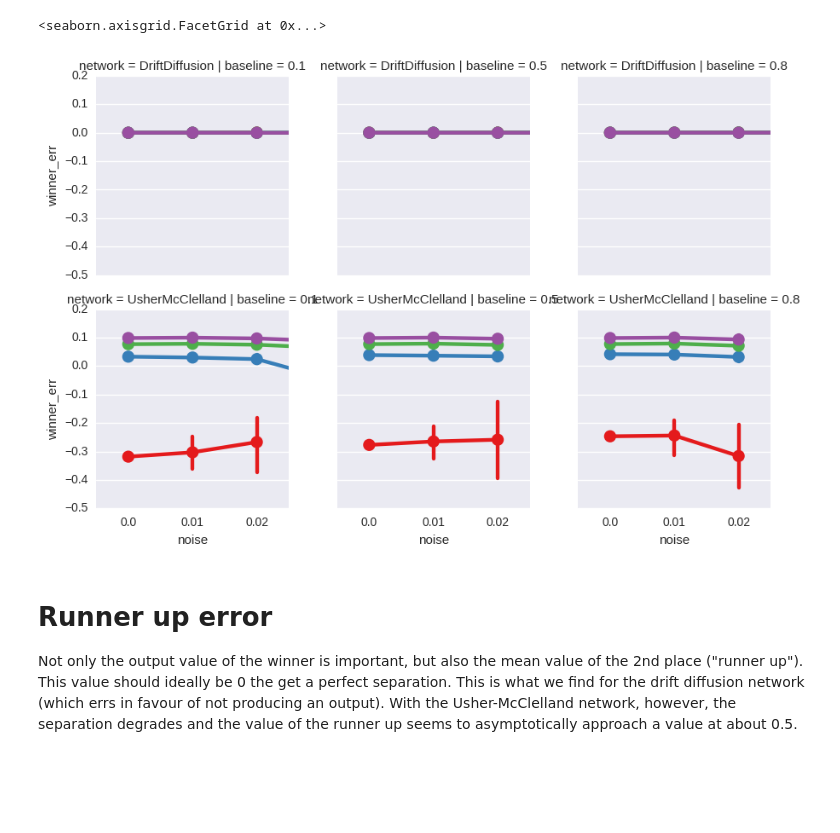
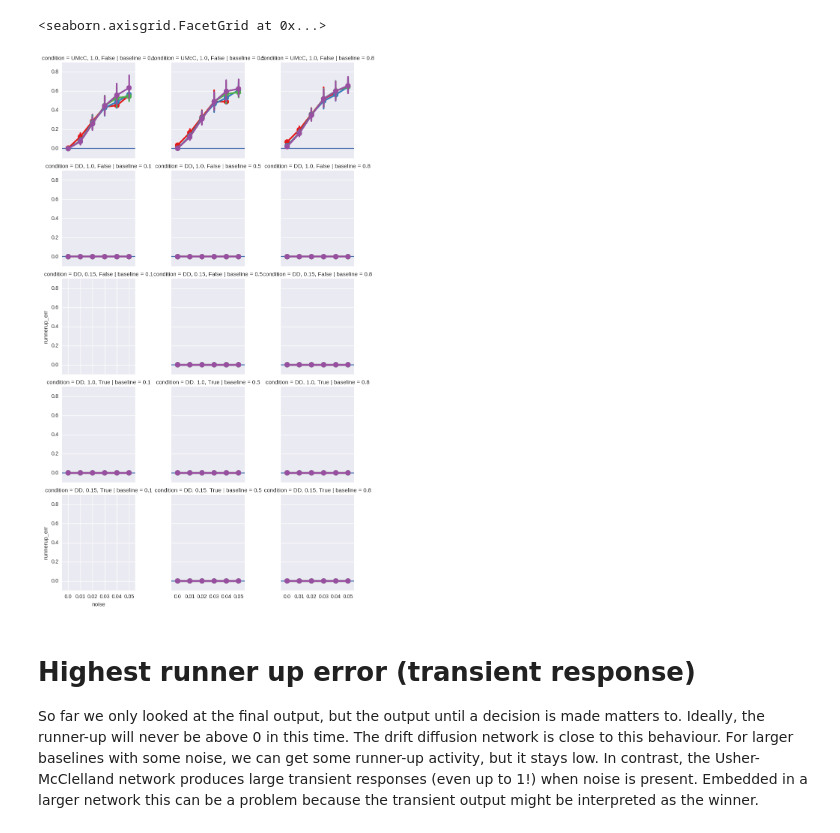
Before and after one commit to ctn-waterloo/cogsci17-decide, a Jupyter notebook: notebooks/analysis.ipynb, the cells around one changed output. Drawn from its saved outputs; the diff is of its cells as text; code cells hidden in the pictures; blank space fills up the shorter version.

```diff
--- a/notebooks/analysis.ipynb
+++ b/notebooks/analysis.ipynb
@@ -7,2 +9,2 @@ import seaborn as sns
 # %%
-df = pd.DataFrame({k: np.squeeze(v) for k, v in np.load('../psy-work/decision/result.npz').iteritems()})
+df = pd.DataFrame({k: np.squeeze(v) for k, v in np.load('../data/170103.npz').iteritems()})
@@ -16,0 +18,7 @@ The drift diffusion network requires a certain minimum input > 0.15 to decide fo
+# %%
+abbrev = {'UsherMcClelland': 'UMcC', 'DriftDiffusion': 'DD'}
+df['condition'] = df.apply(lambda x: '{}, {}, {}'.format(
+    abbrev[x['network']], x['scale'], x['share_thresholding_intercepts']), axis=1)
+cond_order = ['UMcC, 1.0, False', 'DD, 1.0, False', 'DD, 0.15, False', 'DD, 1.0, True', 'DD, 0.15, True']
+# %%
+dfd = df.query('decided == True')
@@ -29,11 +78,12 @@ The Usher-McClelland network is again independent of the baseline, but in most c
 # %%
-g = sns.FacetGrid(df.query('correct == True'), row='network', col='baseline')
-g.map(sns.pointplot, 'noise', 'winner_err', 'target_sep', palette='Set1')
+g = sns.FacetGrid(dfd, row='condition', col='baseline', row_order=cond_order)
+g.map(sns.pointplot, 'noise', 'runnerup_err', 'target_sep', palette='Set1')
+g.map(plt.axhline, y=0.)
 # %% [output]
 <seaborn.axisgrid.FacetGrid at 0x...>
-[figure, old version]
+[figure, new version]
-# %% [markdown]
-# Runner up error
-
-Not only the output value of the winner is important, but also the mean value of the 2nd place ("runner up"). This value should ideally be 0 the get a perfect separation. This is what we find for the drift diffusion network (which errs in favour of not producing an output). With the Usher-McClelland network, however, the separation degrades and the value of the runner up seems to asymptotically approach a value at about 0.5.
+# %% [markdown]
+# Highest runner up error (transient response)
+
+So far we only looked at the final output, but the output until a decision is made matters to. Ideally, the runner-up will never be above 0 in this time. The drift diffusion network is close to this behaviour. For larger baselines with some noise, we can get some runner-up activity, but it stays low. In contrast, the Usher-McClelland network produces large transient responses (even up to 1!) when noise is present. Embedded in a larger network this can be a problem because the transient output might be interpreted as the winner.
 # %%
```
Also changed, not shown: parts of 20 cells of this notebook.
